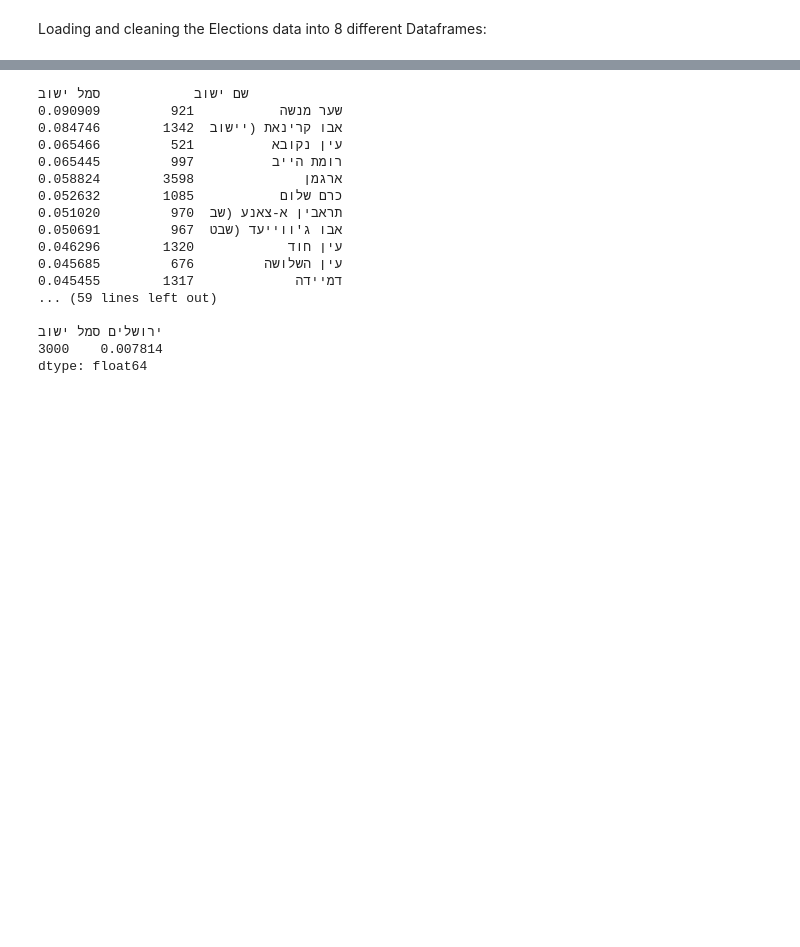
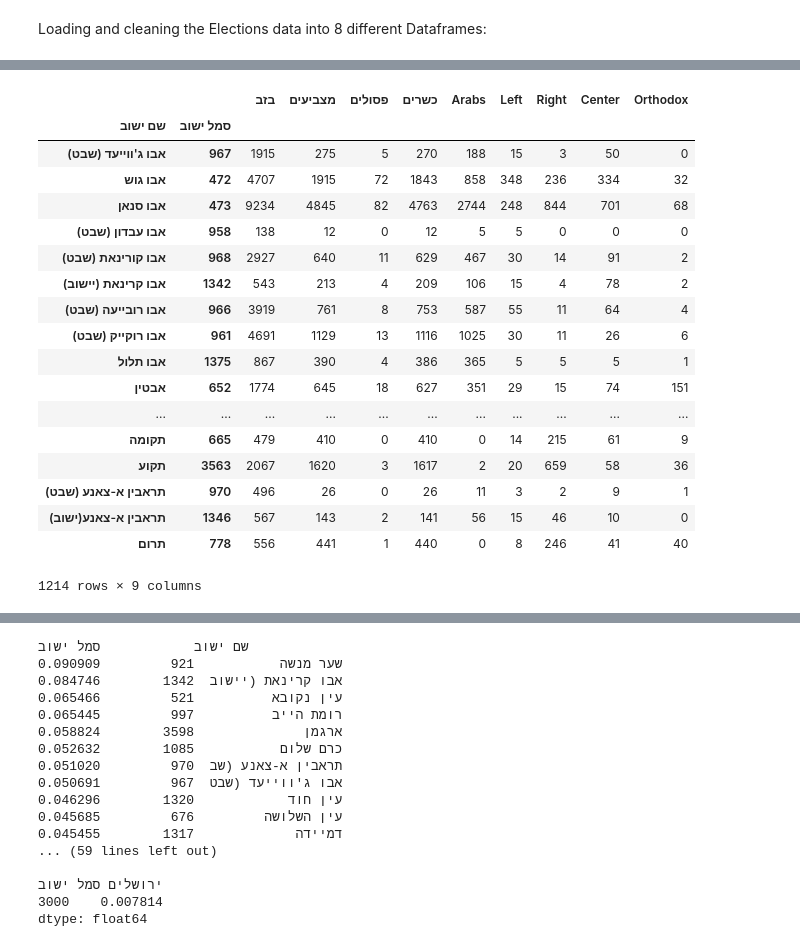
Before and after one commit to alexeyvasy/knesset-elections, a Jupyter notebook: Knesset Elections - Final Project.ipynb, the cells around one changed output, grey strips where cells are left out. Saved outputs shown, nothing was run; the diff lists cells and outputs as text; code cells hidden in the pictures; blank space fills up the shorter version.

```diff
--- a/Knesset Elections - Final Project.ipynb
+++ b/Knesset Elections - Final Project.ipynb
@@ -146,0 +155,33 @@ lost votes:  76167
+# %%
+
+#=============  21 ====================
+
+knesset21elections = divideParties_into5classess(knesset21elections)
+
+#=============  20 ====================
+
+knesset20elections = divideParties_into5classess(knesset20elections)
+
+#============= 19 ===========================
+
+knesset19elections = divideParties_into5classess(knesset19elections)
+
+#============= 18 ===========================
+
+knesset18elections = divideParties_into5classess(knesset18elections)
+
+#============= 17 ===========================
+
+knesset17elections = divideParties_into5classess(knesset17elections)
+
+#============= 16 ===========================
+
+knesset16elections = divideParties_into5classess(knesset16elections)
+
+#============= 15 ===========================
+
+knesset15elections = divideParties_into5classess(knesset15elections)
+
+#============= 14 ===========================
+
+knesset14elections = divideParties_into5classess(knesset14elections)
@@ -147,2 +205,24 @@ lost votes:  76167
+# %%
+knesset21elections
+# %% [output]
+|  |  | בזב | מצביעים | פסולים | כשרים | Arabs | Left | Right | Center | Orthodox |
+| שם ישוב | סמל ישוב |  |  |  |  |  |  |  |  |  |
+| אבו ג'ווייעד (שבט) | 967 | 1915 | 275 | 5 | 270 | 188 | 15 | 3 | 50 | 0 |
+| אבו גוש | 472 | 4707 | 1915 | 72 | 1843 | 858 | 348 | 236 | 334 | 32 |
+| אבו סנאן | 473 | 9234 | 4845 | 82 | 4763 | 2744 | 248 | 844 | 701 | 68 |
+| אבו עבדון (שבט) | 958 | 138 | 12 | 0 | 12 | 5 | 5 | 0 | 0 | 0 |
+| אבו קורינאת (שבט) | 968 | 2927 | 640 | 11 | 629 | 467 | 30 | 14 | 91 | 2 |
+| אבו קרינאת (יישוב) | 1342 | 543 | 213 | 4 | 209 | 106 | 15 | 4 | 78 | 2 |
+| אבו רובייעה (שבט) | 966 | 3919 | 761 | 8 | 753 | 587 | 55 | 11 | 64 | 4 |
+| אבו רוקייק (שבט) | 961 | 4691 | 1129 | 13 | 1116 | 1025 | 30 | 11 | 26 | 6 |
+| אבו תלול | 1375 | 867 | 390 | 4 | 386 | 365 | 5 | 5 | 5 | 1 |
+| אבטין | 652 | 1774 | 645 | 18 | 627 | 351 | 29 | 15 | 74 | 151 |
+| ... | ... | ... | ... | ... | ... | ... | ... | ... | ... | ... |
+| תקומה | 665 | 479 | 410 | 0 | 410 | 0 | 14 | 215 | 61 | 9 |
+| תקוע | 3563 | 2067 | 1620 | 3 | 1617 | 2 | 20 | 659 | 58 | 36 |
+| תראבין א-צאנע (שבט) | 970 | 496 | 26 | 0 | 26 | 11 | 3 | 2 | 9 | 1 |
+| תראבין א-צאנע(ישוב) | 1346 | 567 | 143 | 2 | 141 | 56 | 15 | 46 | 10 | 0 |
+| תרום | 778 | 556 | 441 | 1 | 440 | 0 | 8 | 246 | 41 | 40 |
+1214 rows × 9 columns
 # %%
 
```
Also changed, not shown: parts of 9 cells of this notebook.
